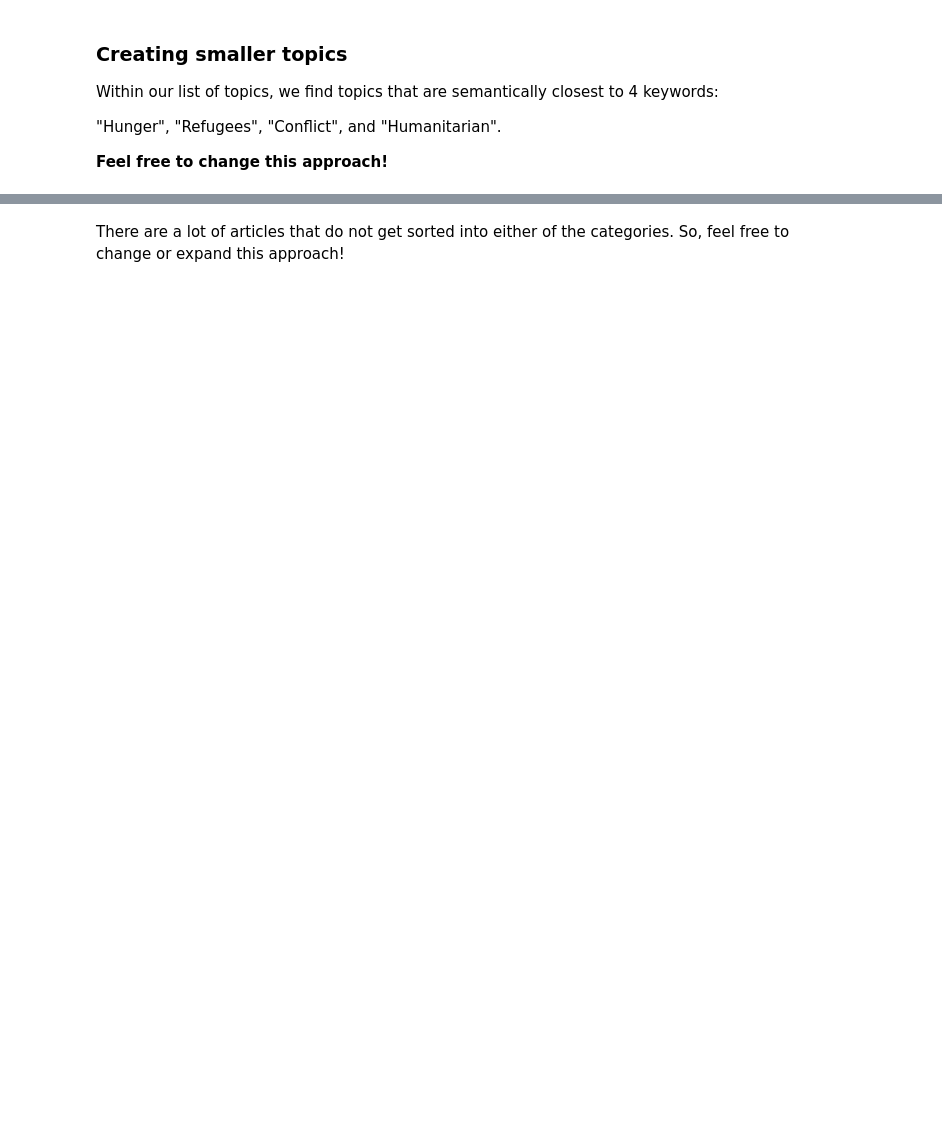
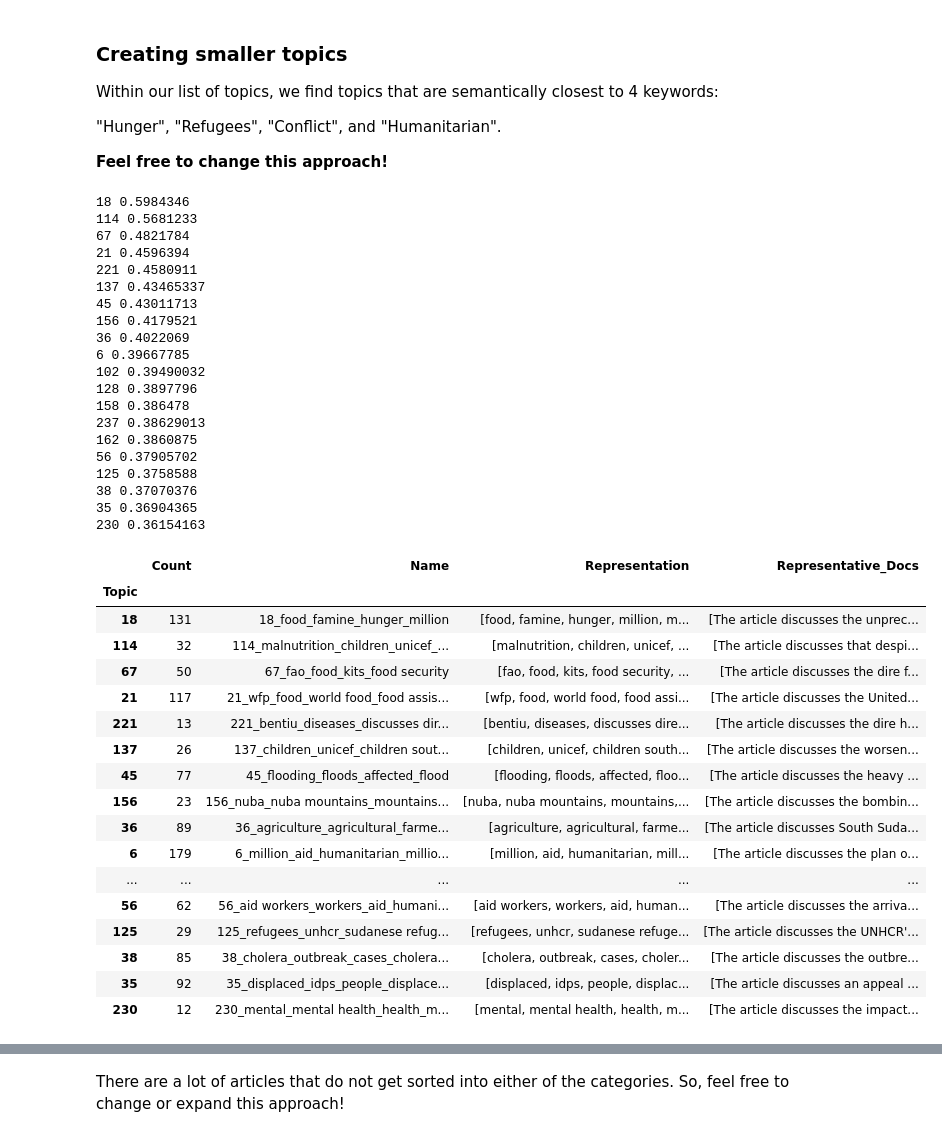
Before and after one commit to bartvanlooij/JBG060-DC3-Group-25, a Jupyter notebook: topic_modelling.ipynb, the cells around one changed output, grey strips where cells are left out. Cells and saved outputs as stored; diff of their text form; code cells hidden in the pictures; blank space fills up the shorter version.

```diff
--- a/topic_modelling.ipynb
+++ b/topic_modelling.ipynb
@@ -31,10 +27,16 @@ Note: you may need to restart the kernel to use updated packages.
 from bertopic import BERTopic
 import pandas as pd
 import os
+# %%
+# implementing a countvectorizer and using it in the topic model to remove stopwords
+# reason: some topic representations had many stop words
+# parameter ngram range represents how large word groups can be
+from sklearn.feature_extraction.text import CountVectorizer
+vectorizer_model = CountVectorizer(stop_words="english", ngram_range=(1, 1))
 # %%
 # Read the data and perform preprocessing
 
-df = pd.read_csv("data/full_dataset_with_sentiment_combined2.csv", parse_dates=["date"]) # Read data into 'df' dataframe
+df = pd.read_csv("data/articles_summary_cleaned.csv", parse_dates=["date"]) # Read data into 'df' dataframe
 print(df.shape) # Print dataframe shape
 
 docs = df["summary"].tolist() # Create a list containing all article summaries
@@ -56,7 +58,7 @@ This might take a while on a CPU. In the background a pre-trained Large Language
 if os.path.exists('southsudan_model'):
     bertopic = BERTopic.load('southsudan_model')
 else:
-    bertopic = BERTopic(language="english", calculate_probabilities=True, verbose=True) # Initialize the BERTopic model
+    bertopic = BERTopic(vectorizer_model=vectorizer_model, language="english", calculate_probabilities=True, verbose=True) # Initialize the BERTopic model
 
     bertopic.fit_transform(docs) # Fit the model to the list of article summaries
     bertopic.save("southsudan_model") # Save the trained model as "southsudan_model"
@@ -145,20 +165,59 @@ def get_relevant_topics(bertopic_model, keywords, top_n):
 
     relevant_topics.sort(key=lambda x: x[1], reverse=True) # Now sort the list of topics on DESCENDING ORDER of relevancy
 
-    return relevant_topics[:10] # Return a list of the top_n unique relevant topics
+    return relevant_topics[:top_n] # Return a list of the top_n unique relevant topics
 # %%
 # Get the top 10 topics related to the keywords 'hunger' and 'food insecurity'
-relevant_topics = get_relevant_topics(bertopic_model = bertopic, keywords=['hunger', 'food insecurity'], top_n=10)
+relevant_topics = get_relevant_topics(bertopic_model = bertopic, keywords=['hunger', 'food insecurity', 'food', 'malnutrition', 'famine'], top_n=20)
 
 topic_ids = [el[0] for el in relevant_topics] # Create seperate list of topic IDs
 
 for topic_id, relevancy in relevant_topics: # Print neat list of (topic_id, relevancy) tuples
     print(topic_id, relevancy)
 
 df["hunger"] = [t in topic_ids for t in bertopic.topics_] # Add boolean column to df if topic in list of relevant topics
 
 # View the Count, Name, Representation, and Representative Docs for the relevant topics
 bertopic.get_topic_info().set_index('Topic').loc[topic_ids]
+# %% [output]
+18 0.5984346
+114 0.5681233
+67 0.4821784
+21 0.4596394
+221 0.4580911
+137 0.43465337
+45 0.43011713
+156 0.4179521
+36 0.4022069
+6 0.39667785
+102 0.39490032
+128 0.3897796
+158 0.386478
+237 0.38629013
+162 0.3860875
+56 0.37905702
+125 0.3758588
+38 0.37070376
+35 0.36904365
+230 0.36154163
+|  | Count | Name | Representation | Representative_Docs |
+| Topic |  |  |  |  |
+| 18 | 131 | 18_food_famine_hunger_million | [food, famine, hunger, million, m... | [The article discusses the unprec... |
+| 114 | 32 | 114_malnutrition_children_unicef_... | [malnutrition, children, unicef, ... | [The article discusses that despi... |
+| 67 | 50 | 67_fao_food_kits_food security | [fao, food, kits, food security, ... | [The article discusses the dire f... |
+| 21 | 117 | 21_wfp_food_world food_food assis... | [wfp, food, world food, food assi... | [The article discusses the United... |
+| 221 | 13 | 221_bentiu_diseases_discusses dir... | [bentiu, diseases, discusses dire... | [The article discusses the dire h... |
+| 137 | 26 | 137_children_unicef_children sout... | [children, unicef, children south... | [The article discusses the worsen... |
+| 45 | 77 | 45_flooding_floods_affected_flood | [flooding, floods, affected, floo... | [The article discusses the heavy ... |
+| 156 | 23 | 156_nuba_nuba mountains_mountains... | [nuba, nuba mountains, mountains,... | [The article discusses the bombin... |
+| 36 | 89 | 36_agriculture_agricultural_farme... | [agriculture, agricultural, farme... | [The article discusses South Suda... |
+| 6 | 179 | 6_million_aid_humanitarian_millio... | [million, aid, humanitarian, mill... | [The article discusses the plan o... |
+| ... | ... | ... | ... | ... |
+| 56 | 62 | 56_aid workers_workers_aid_humani... | [aid workers, workers, aid, human... | [The article discusses the arriva... |
+| 125 | 29 | 125_refugees_unhcr_sudanese refug... | [refugees, unhcr, sudanese refuge... | [The article discusses the UNHCR'... |
+| 38 | 85 | 38_cholera_outbreak_cases_cholera... | [cholera, outbreak, cases, choler... | [The article discusses the outbre... |
+| 35 | 92 | 35_displaced_idps_people_displace... | [displaced, idps, people, displac... | [The article discusses an appeal ... |
+| 230 | 12 | 230_mental_mental health_health_m... | [mental, mental health, health, m... | [The article discusses the impact... |
 # %%
 # Get the top 10 topics related to the keywords 'refugees' and 'displaced'
 relevant_topics = get_relevant_topics(bertopic_model = bertopic, keywords=['refugees', 'displaced'], top_n=10)
```
Also changed, not shown: parts of 13 cells of this notebook.
